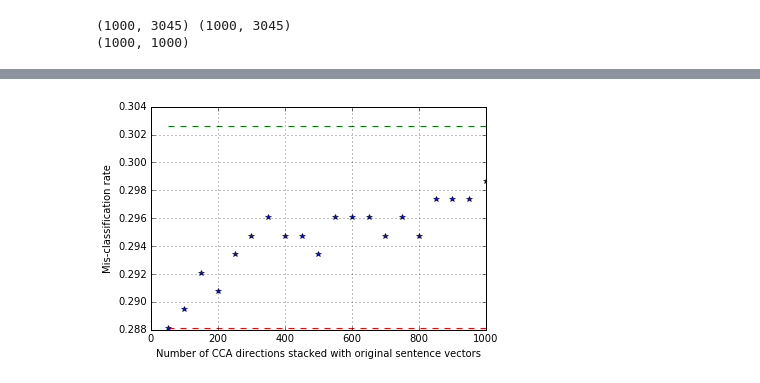
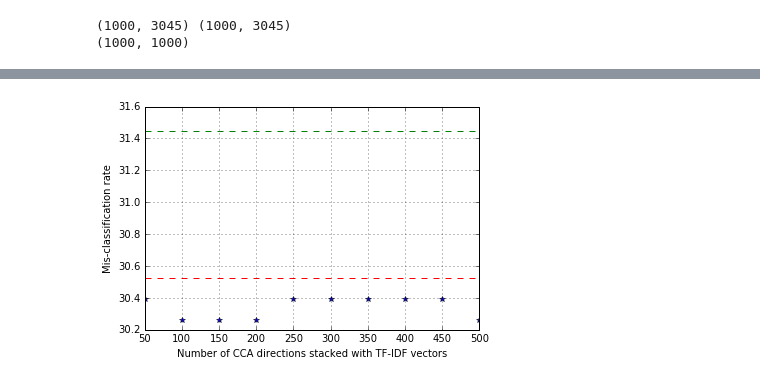
Before and after one commit to rupalisaboo/SentimentAnalysisTwitterData, a Jupyter notebook: Doc2Vec.ipynb, the cells around one changed output, grey strips where cells are left out. Drawn from its saved outputs; the diff is of its cells as text; code cells hidden in the pictures.

```diff
--- a/Doc2Vec.ipynb
+++ b/Doc2Vec.ipynb
@@ -126,7 +126,7 @@ import multiprocessing
 
 cores = multiprocessing.cpu_count()
 assert gensim.models.doc2vec.FAST_VERSION > -1, "this will be painfully slow otherwise"
-model_size = 1000
+model_size = 500
 simple_models , models_by_name = {}, {}
 for view in [v1, v2]:
     simple_models[view] = [
@@ -208,9 +208,7 @@ def error_rate_for_model(test_model, train_set, test_set, infer=False, infer_ste
     """Report error rate on test_doc sentiments, using supplied model and train_docs"""
 
     train_targets, train_regressors = zip(*[(doc.sentiment, test_model.docvecs[doc.tags[0]]) for doc in train_set])
-    #train_regressors = sm.add_constant(train_regressors)
-    predictor = logistic_predictor(train_targets, train_regressors)
-    #predictor = svm_predictor(train_targets, train_regressors)
+    predictor = predictor_alg(train_targets, train_regressors)
 
     test_data = test_set
     if infer:
@@ -560,7 +544,7 @@ print np.shape(cca_eigvec)
 (1000, 1000)
 # %%
 def error_rate(X, X_targets, test, expected, print_conf=False):
-    predictor = logistic_predictor(X_targets, X)
+    predictor = predictor_alg(X_targets, X)
 
     # predict & evaluate
     predictions = predictor.predict(test)
@@ -573,7 +557,7 @@ def error_rate(X, X_targets, test, expected, print_conf=False):
     err_orig = float(errors) / len(expected)
     if print_conf:
         print err_orig
-    return err_orig
+    return err_orig*100
 # %%
 expected = [doc.sentiment for doc in dev_docs[v1]]
 err_orig = error_rate(X.T, target_sentiments, dev.T, expected, True)
@@ -602,17 +586,8 @@ for num_dir in num_dir_ranges:
     #print np.shape(stacked_dev)
     #print np.shape(target_sentiments)
 
-    predictor = logistic_predictor(target_sentiments, stacked_vec.T)
-
-    # predict & evaluate
-    dev_predictions = predictor.predict(stacked_dev.T)
-    predicted = np.rint(dev_predictions)
     expected = [doc.sentiment for doc in dev_docs[v1]]
-    #print("Classification report for %s:\n%s\n" % (predictor, metrics.classification_report(expected, predicted)))
-    #print("Confusion matrix:\n%s" % metrics.confusion_matrix(expected, predicted))
-    #ipdb.set_trace()
-    errors = len(dev_predictions) - sum(expected == predicted)
-    err_cca.append(float(errors) / len(expected))
+    err_cca.append(error_rate(stacked_vec.T, target_sentiments, stacked_dev.T, expected))
 # %%
 plt.plot(num_dir_ranges, [err_orig]*len(num_dir_ranges), 'r--', num_dir_ranges, err_cca, 'b*')
 plt.ylabel('Mis-classification rate')
@@ -707,9 +682,9 @@ Confusion matrix:
 # %%
 plt.plot(num_dir_ranges, [err_tf]*len(num_dir_ranges), 'r--', num_dir_ranges, \
          [err_tf_doc]*len(num_dir_ranges), 'g--', num_dir_ranges, err_tf_cca, 'b*')
 plt.ylabel('Mis-classification rate')
-plt.xlabel('Number of CCA directions stacked with original sentence vectors')
+plt.xlabel('Number of CCA directions stacked with TF-IDF vectors')
 plt.grid()
 plt.show()
 # %% [output]
-[figure, old version]
+[figure, new version]
```
Also changed, not shown: parts of 14 cells of this notebook.
